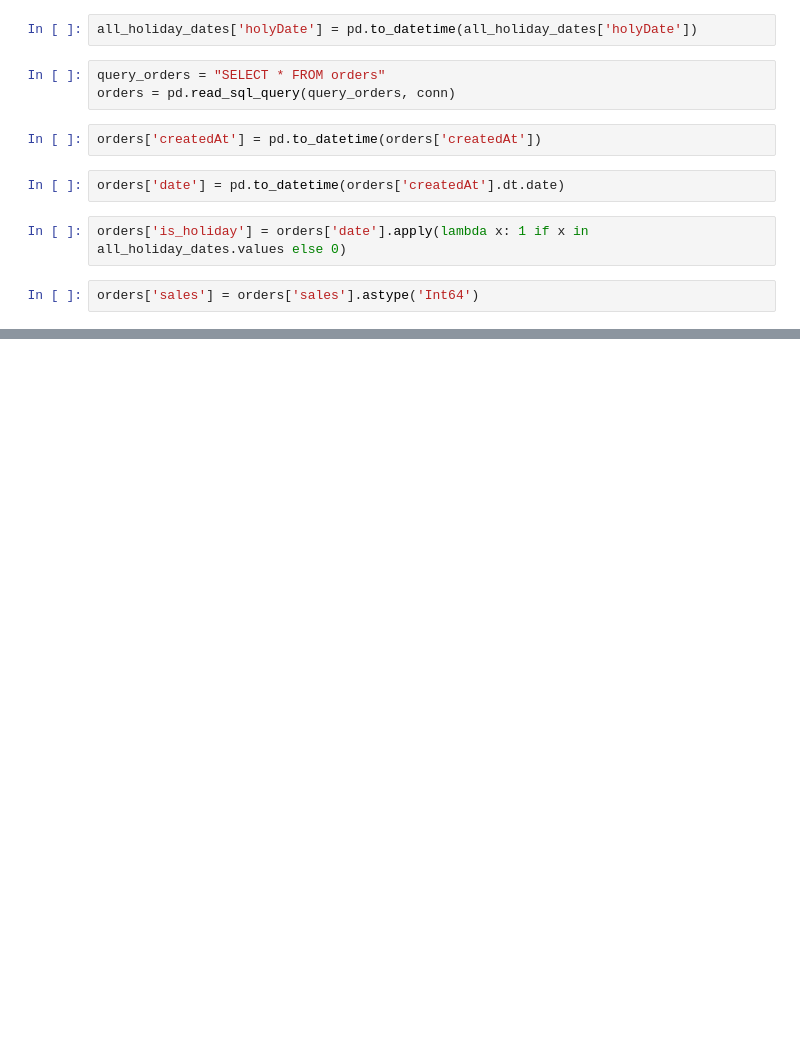
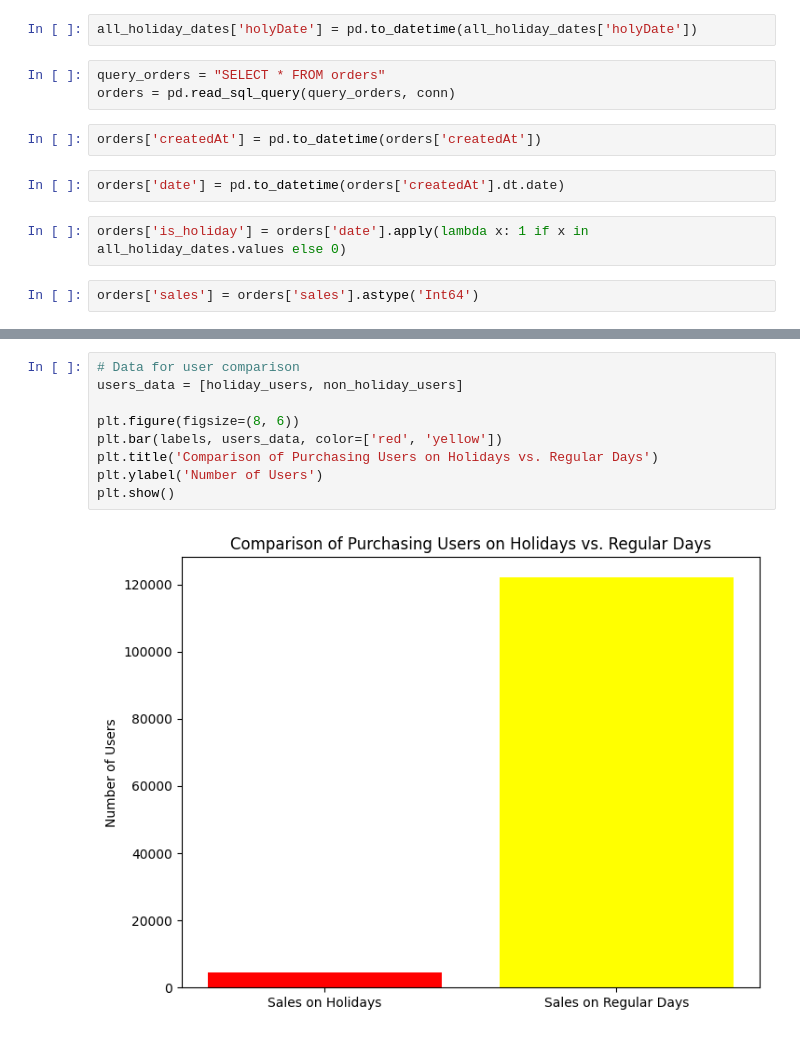
Before and after one commit to herman72/ResQ_problems, a Jupyter notebook: problemTwo.ipynb, the cells around one changed output, grey strips where cells are left out. Drawn from its saved outputs; the diff is of its cells as text; blank space fills up the shorter version.

```diff
--- a/problemTwo.ipynb
+++ b/problemTwo.ipynb
@@ -81,0 +148,11 @@ orders['sales'] = orders['sales'].astype('Int64')
+# %%
+# Data for user comparison
+users_data = [holiday_users, non_holiday_users]
+
+plt.figure(figsize=(8, 6))
+plt.bar(labels, users_data, color=['red', 'yellow'])
+plt.title('Comparison of Purchasing Users on Holidays vs. Regular Days')
+plt.ylabel('Number of Users')
+plt.show()
+# %% [output]
+[figure, added]
```
Also changed, not shown: parts of 7 cells of this notebook.
